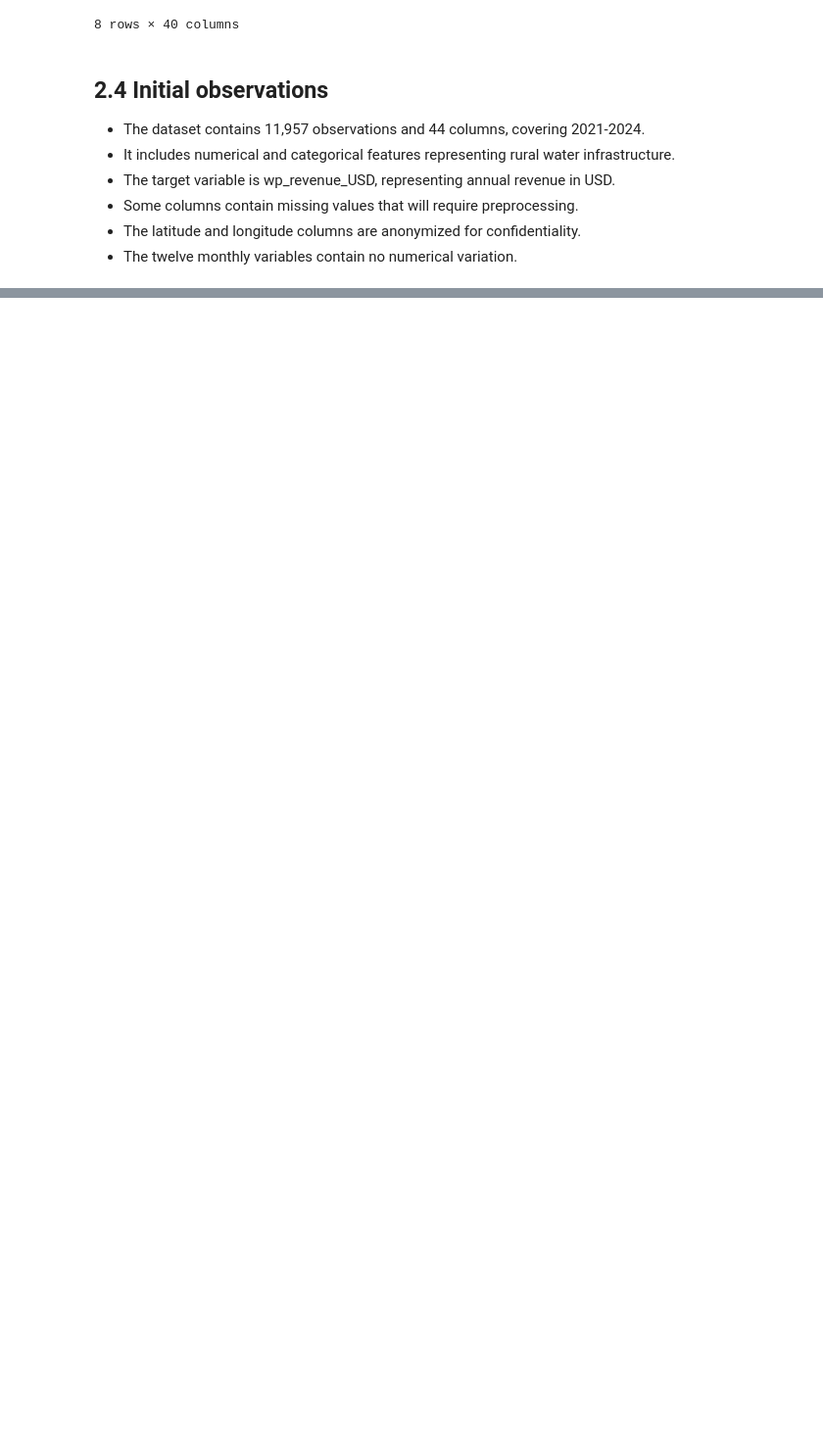
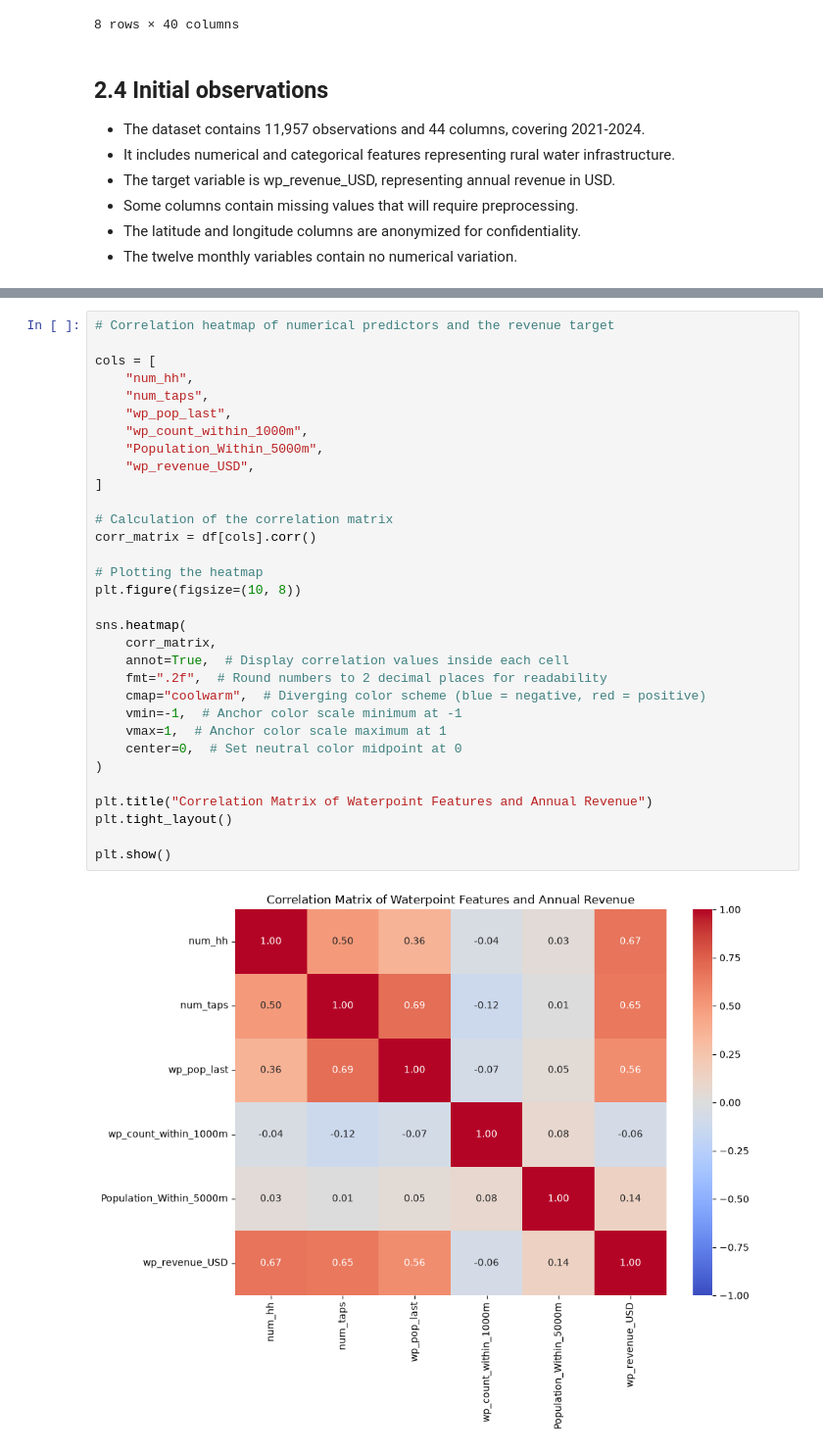
Before and after one commit to L-nsamba/linear_regression_model, a Jupyter notebook: summative/linear_regression/multivariate.ipynb, the cells around one changed output, grey strips where cells are left out. Shown at 98% size. Saved outputs shown, nothing was run; the diff lists cells and outputs as text; blank space fills up the shorter version.

```diff
--- a/summative/linear_regression/multivariate.ipynb
+++ b/summative/linear_regression/multivariate.ipynb
@@ -97,0 +186,34 @@ memory usage: 4.0 MB
+# %%
+# Correlation heatmap of numerical predictors and the revenue target
+
+cols = [
+    "num_hh",
+    "num_taps",
+    "wp_pop_last",
+    "wp_count_within_1000m",
+    "Population_Within_5000m",
+    "wp_revenue_USD",
+]
+
+# Calculation of the correlation matrix
+corr_matrix = df[cols].corr()
+
+# Plotting the heatmap
+plt.figure(figsize=(10, 8))
+
+sns.heatmap(
+    corr_matrix,
+    annot=True,  # Display correlation values inside each cell
+    fmt=".2f",  # Round numbers to 2 decimal places for readability
+    cmap="coolwarm",  # Diverging color scheme (blue = negative, red = positive)
+    vmin=-1,  # Anchor color scale minimum at -1
+    vmax=1,  # Anchor color scale maximum at 1
+    center=0,  # Set neutral color midpoint at 0
+)
+
+plt.title("Correlation Matrix of Waterpoint Features and Annual Revenue")
+plt.tight_layout()
+
+plt.show()
+# %% [output]
+[figure, added]
```
Also changed, not shown: parts of 12 cells of this notebook.
